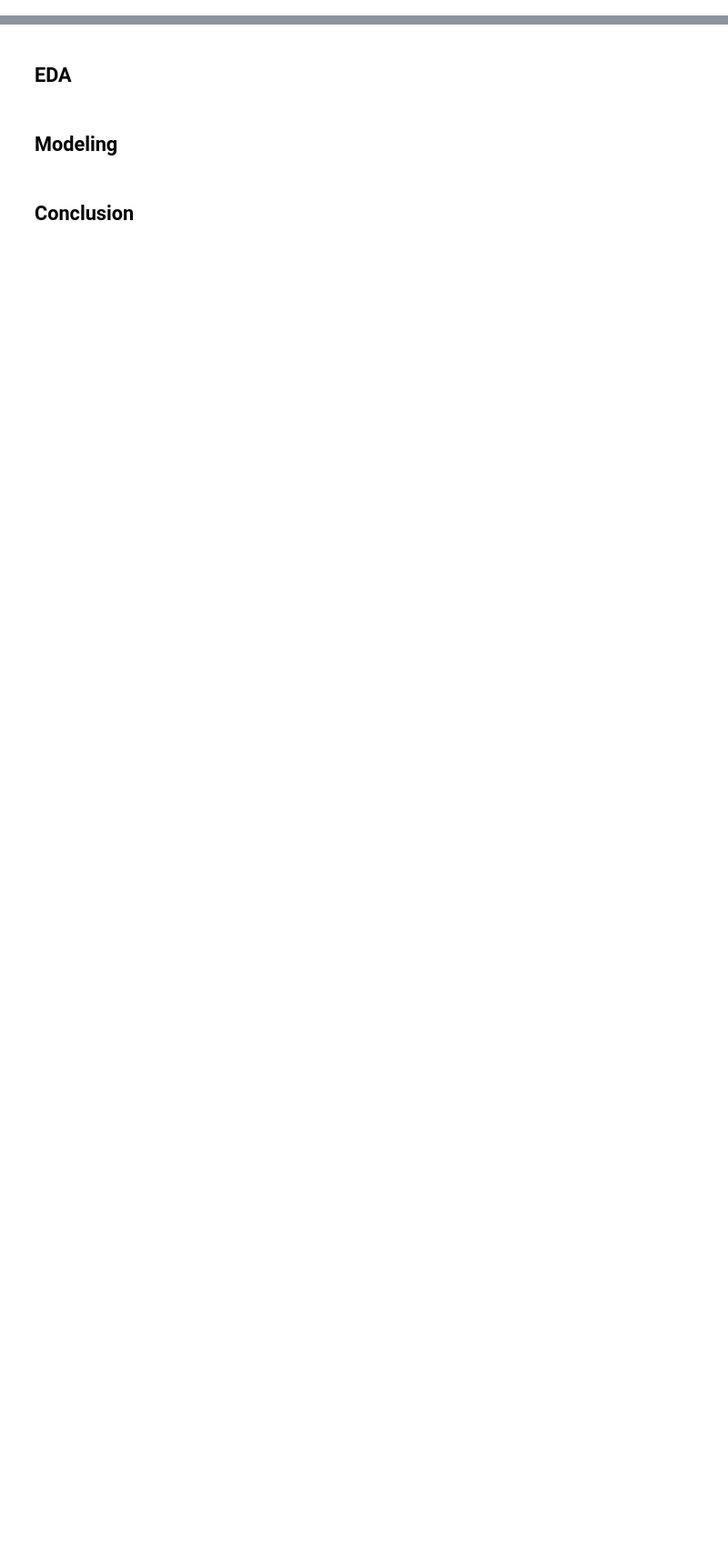
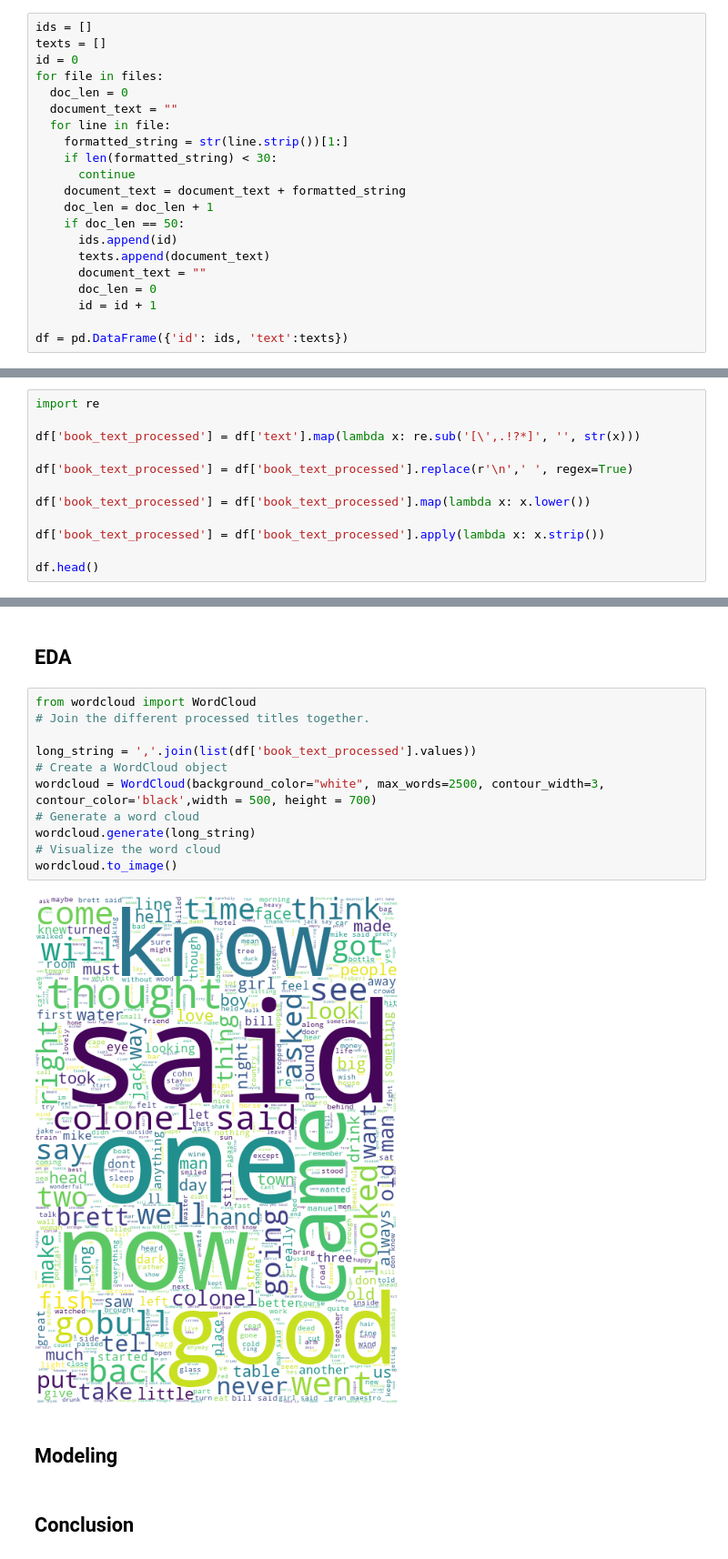
Before and after one commit to zzhu76/Hemingway-Text-Visualization, a Jupyter notebook: Assignment2.ipynb, the cells around one changed output, grey strips where cells are left out. Shown at 91% size. Cells and saved outputs as stored; diff of their text form; blank space fills up the shorter version.

```diff
--- a/Assignment2.ipynb
+++ b/Assignment2.ipynb
@@ -12,0 +46,21 @@
+# %%
+ids = []
+texts = []
+id = 0
+for file in files:
+  doc_len = 0
+  document_text = ""
+  for line in file:
+    formatted_string = str(line.strip())[1:]
+    if len(formatted_string) < 30:
+      continue
+    document_text = document_text + formatted_string
+    doc_len = doc_len + 1
+    if doc_len == 50:
+      ids.append(id)
+      texts.append(document_text)
+      document_text = ""
+      doc_len = 0
+      id = id + 1
+
+df = pd.DataFrame({'id': ids, 'text':texts})
@@ -12,0 +91,12 @@
+# %%
+import re
+
+df['book_text_processed'] = df['text'].map(lambda x: re.sub('[\',.!?*]', '', str(x)))
+
+df['book_text_processed'] = df['book_text_processed'].replace(r'\n',' ', regex=True)
+
+df['book_text_processed'] = df['book_text_processed'].map(lambda x: x.lower())
+
+df['book_text_processed'] = df['book_text_processed'].apply(lambda x: x.strip())
+
+df.head()
@@ -13,5 +110,18 @@
 # %% [markdown]
 ## EDA
+# %%
+from wordcloud import WordCloud
+# Join the different processed titles together.
+
+long_string = ','.join(list(df['book_text_processed'].values))
+# Create a WordCloud object
+wordcloud = WordCloud(background_color="white", max_words=2500, contour_width=3, contour_color='black',width = 500, height = 700)
+# Generate a word cloud
+wordcloud.generate(long_string)
+# Visualize the word cloud
+wordcloud.to_image()
+# %% [output]
+[figure, added]
 # %% [markdown]
 ## Modeling
 # %% [markdown]
```
Also changed, not shown: parts of 7 cells of this notebook.
